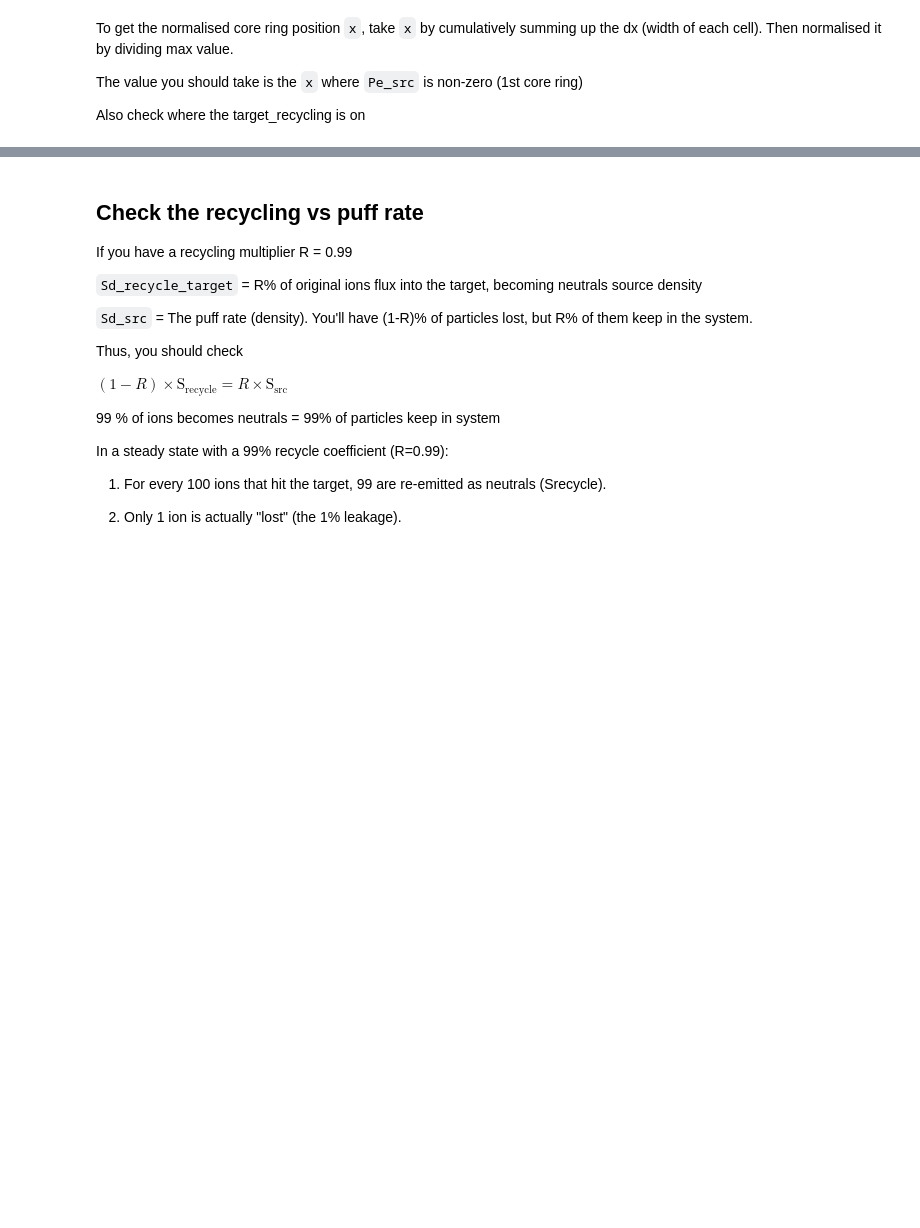
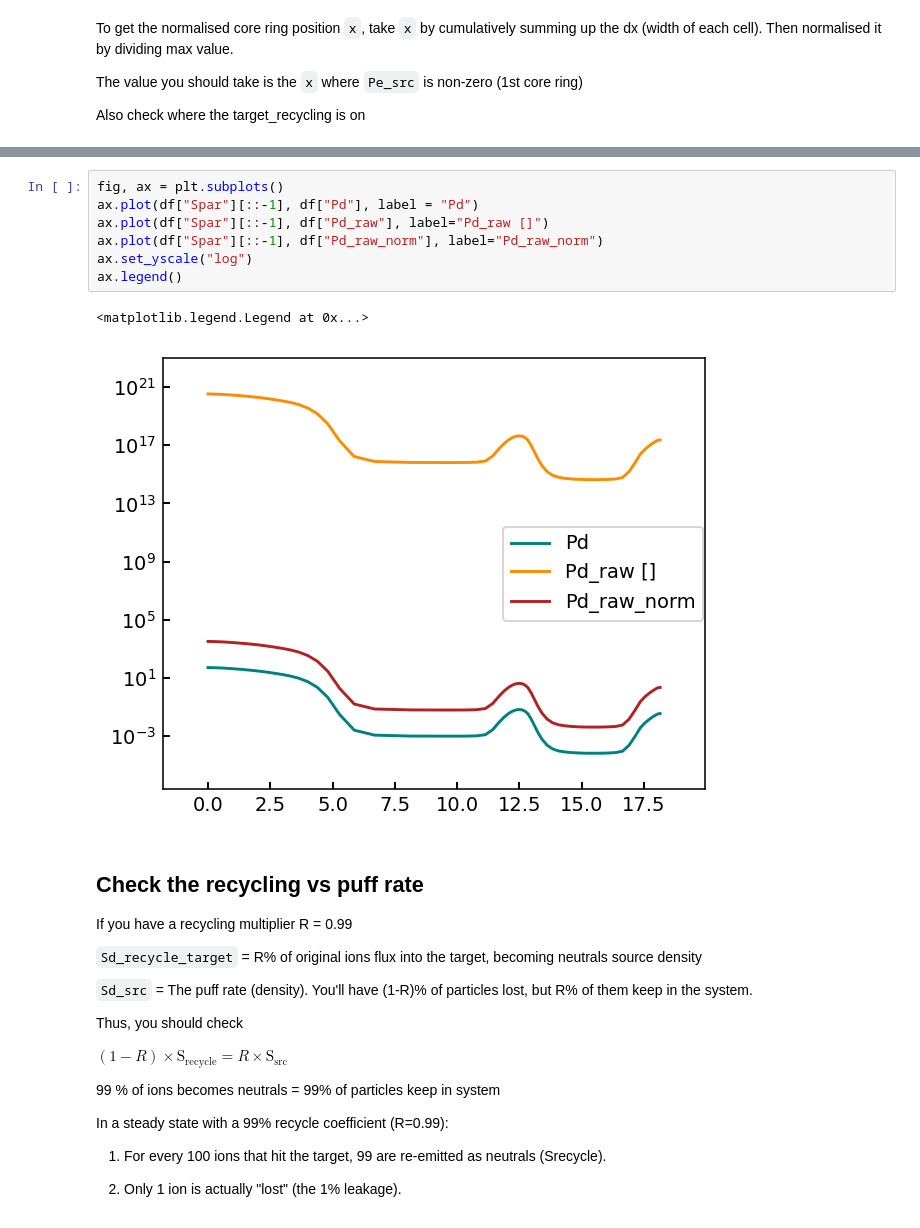
Before and after one commit to sun51027/hermes3-2dplots, a Jupyter notebook: calculator.ipynb, the cells around one changed output, grey strips where cells are left out. Cells and saved outputs as stored; diff of their text form; blank space fills up the shorter version.

```diff
--- a/calculator.ipynb
+++ b/calculator.ipynb
@@ -286,3 +328,13 @@ Parameter Sd_wall_recycle not found
+# %%
+fig, ax = plt.subplots()
+ax.plot(df["Spar"][::-1], df["Pd"], label = "Pd")
+ax.plot(df["Spar"][::-1], df["Pd_raw"], label="Pd_raw []")
+ax.plot(df["Spar"][::-1], df["Pd_raw_norm"], label="Pd_raw_norm")
+ax.set_yscale("log")
+ax.legend()
+# %% [output]
+<matplotlib.legend.Legend at 0x...>
+[figure, added]
 # %% [markdown]
 ## Check the recycling vs puff rate
 If you have a recycling multiplier R = 0.99
```
Also changed, not shown: parts of 11 cells of this notebook, 8 other files.
